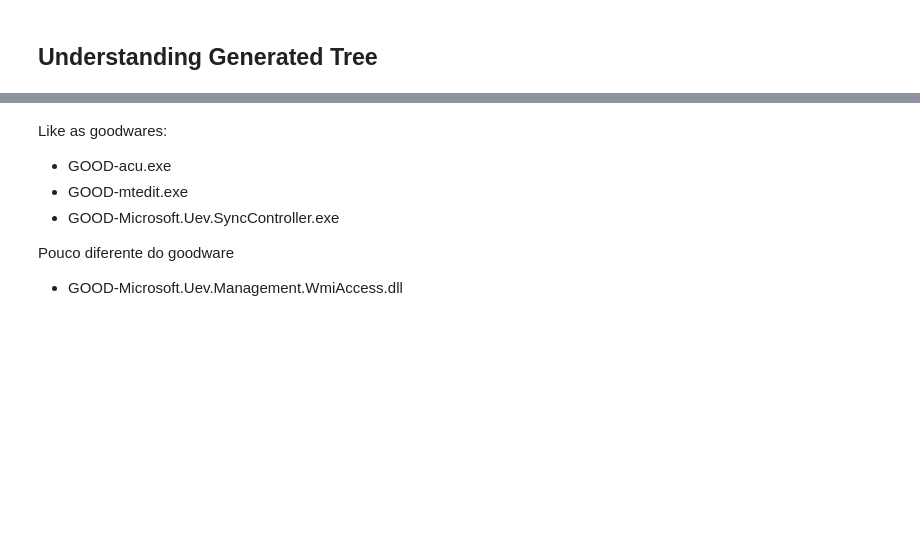
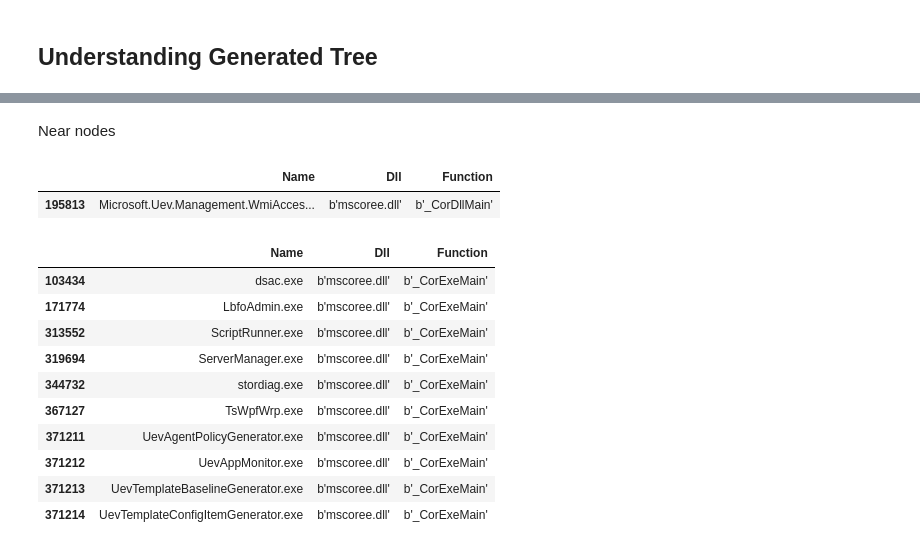
Before and after one commit to c2dc/nastyware, a Jupyter notebook: notebooks/static-attributes.ipynb, the cells around one changed output, grey strips where cells are left out. Saved outputs shown, nothing was run; the diff lists cells and outputs as text; code cells hidden in the pictures; blank space fills up the shorter version.

```diff
--- a/notebooks/static-attributes.ipynb
+++ b/notebooks/static-attributes.ipynb
@@ -403,9 +346,0 @@ ransomware_functions[   ransomware_functions['Name'].str.contains("Ryuk\.") | \
-# %% [markdown]
-Like as goodwares:
-* GOOD-acu.exe
-* GOOD-mtedit.exe
-* GOOD-Microsoft.Uev.SyncController.exe
-
-
-Pouco diferente do goodware
-* GOOD-Microsoft.Uev.Management.WmiAccess.dll
@@ -420,0 +347,23 @@ ransomware_functions[   ransomware_functions['Name'].str.contains("Ryuk\.") | \
+# %% [markdown]
+Near nodes
+# %%
+system32_functions[ system32_functions['Name'].str.contains("WmiAccess")]
+# %% [output]
+|  | Name | Dll | Function |
+| 195813 | Microsoft.Uev.Management.WmiAcces... | b'mscoree.dll' | b'_CorDllMain' |
+# %%
+pesCorExeMain = peFunctions[peFunctions['Function'].str.contains('CorExeMain', case=False)]
+nearsBr1 = pd.concat([pesCorExeMain, Br1]).drop_duplicates(keep=False)
+nearsBr1
+# %% [output]
+|  | Name | Dll | Function |
+| 103434 | dsac.exe | b'mscoree.dll' | b'_CorExeMain' |
+| 171774 | LbfoAdmin.exe | b'mscoree.dll' | b'_CorExeMain' |
+| 313552 | ScriptRunner.exe | b'mscoree.dll' | b'_CorExeMain' |
+| 319694 | ServerManager.exe | b'mscoree.dll' | b'_CorExeMain' |
+| 344732 | stordiag.exe | b'mscoree.dll' | b'_CorExeMain' |
+| 367127 | TsWpfWrp.exe | b'mscoree.dll' | b'_CorExeMain' |
+| 371211 | UevAgentPolicyGenerator.exe | b'mscoree.dll' | b'_CorExeMain' |
+| 371212 | UevAppMonitor.exe | b'mscoree.dll' | b'_CorExeMain' |
+| 371213 | UevTemplateBaselineGenerator.exe | b'mscoree.dll' | b'_CorExeMain' |
+| 371214 | UevTemplateConfigItemGenerator.exe | b'mscoree.dll' | b'_CorExeMain' |
```
Also changed, not shown: parts of 27 cells of this notebook, 3 other files.
